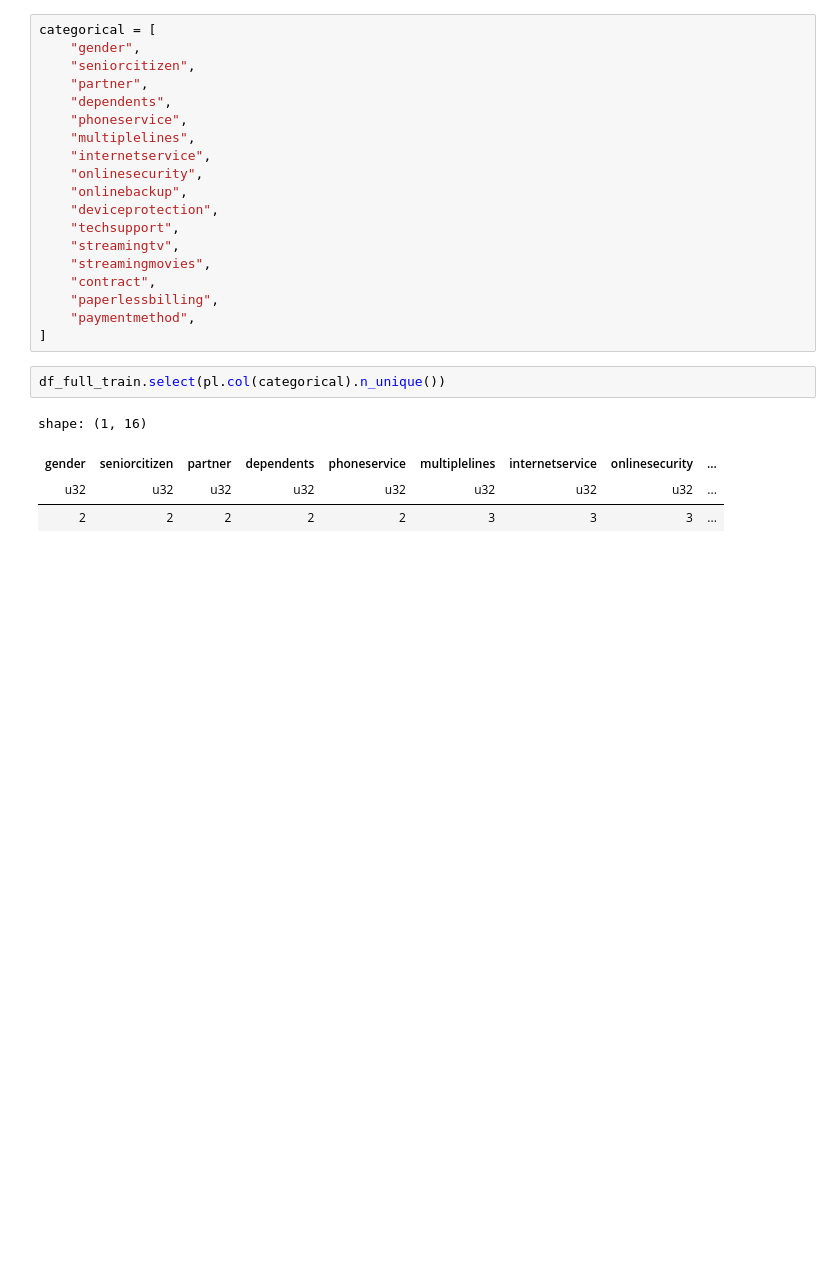
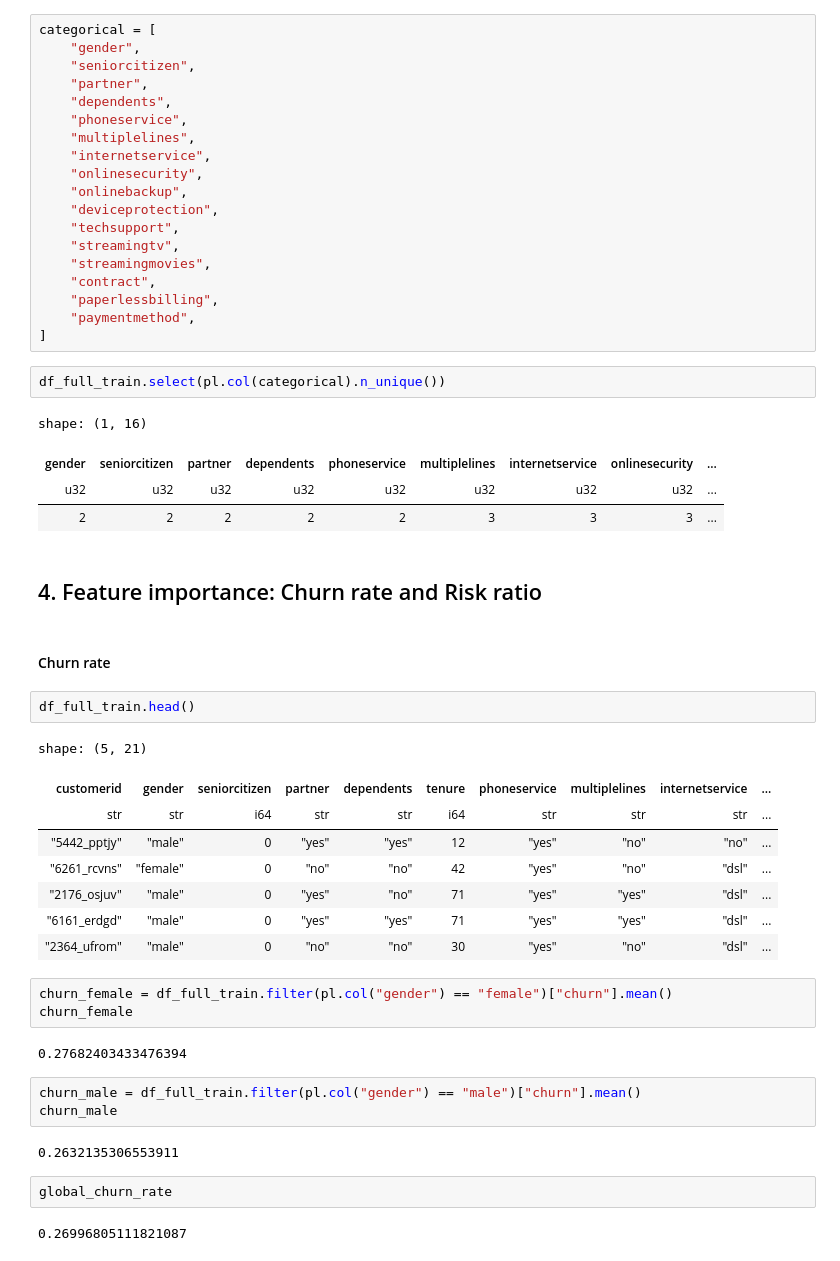
Before and after one commit to NikkiSatmaka/ml-zoomcamp, a Jupyter notebook: notebooks/module_03.ipynb, the cells around one changed output. Cells and saved outputs as stored; diff of their text form; blank space fills up the shorter version.

```diff
--- a/notebooks/module_03.ipynb
+++ b/notebooks/module_03.ipynb
@@ -181,3 +183,32 @@ shape: (1, 16)
 | gender | seniorcitizen | partner | dependents | phoneservice | multiplelines | internetservice | onlinesecurity | ... |
 | u32 | u32 | u32 | u32 | u32 | u32 | u32 | u32 | ... |
 | 2 | 2 | 2 | 2 | 2 | 3 | 3 | 3 | ... |
+# %% [markdown]
+## 4. Feature importance: Churn rate and Risk ratio
+# %% [markdown]
+#### Churn rate
+# %%
+df_full_train.head()
+# %% [output]
+shape: (5, 21)
+| customerid | gender | seniorcitizen | partner | dependents | tenure | phoneservice | multiplelines | internetservice | ... |
+| str | str | i64 | str | str | i64 | str | str | str | ... |
+| "5442_pptjy" | "male" | 0 | "yes" | "yes" | 12 | "yes" | "no" | "no" | ... |
+| "6261_rcvns" | "female" | 0 | "no" | "no" | 42 | "yes" | "no" | "dsl" | ... |
+| "2176_osjuv" | "male" | 0 | "yes" | "no" | 71 | "yes" | "yes" | "dsl" | ... |
+| "6161_erdgd" | "male" | 0 | "yes" | "yes" | 71 | "yes" | "yes" | "dsl" | ... |
+| "2364_ufrom" | "male" | 0 | "no" | "no" | 30 | "yes" | "no" | "dsl" | ... |
+# %%
+churn_female = df_full_train.filter(pl.col("gender") == "female")["churn"].mean()
+churn_female
+# %% [output]
+0.27682403433476394
+# %%
+churn_male = df_full_train.filter(pl.col("gender") == "male")["churn"].mean()
+churn_male
+# %% [output]
+0.2632135306553911
+# %%
+global_churn_rate
+# %% [output]
+0.26996805111821087
```
Also changed, not shown: parts of 42 cells of this notebook.
